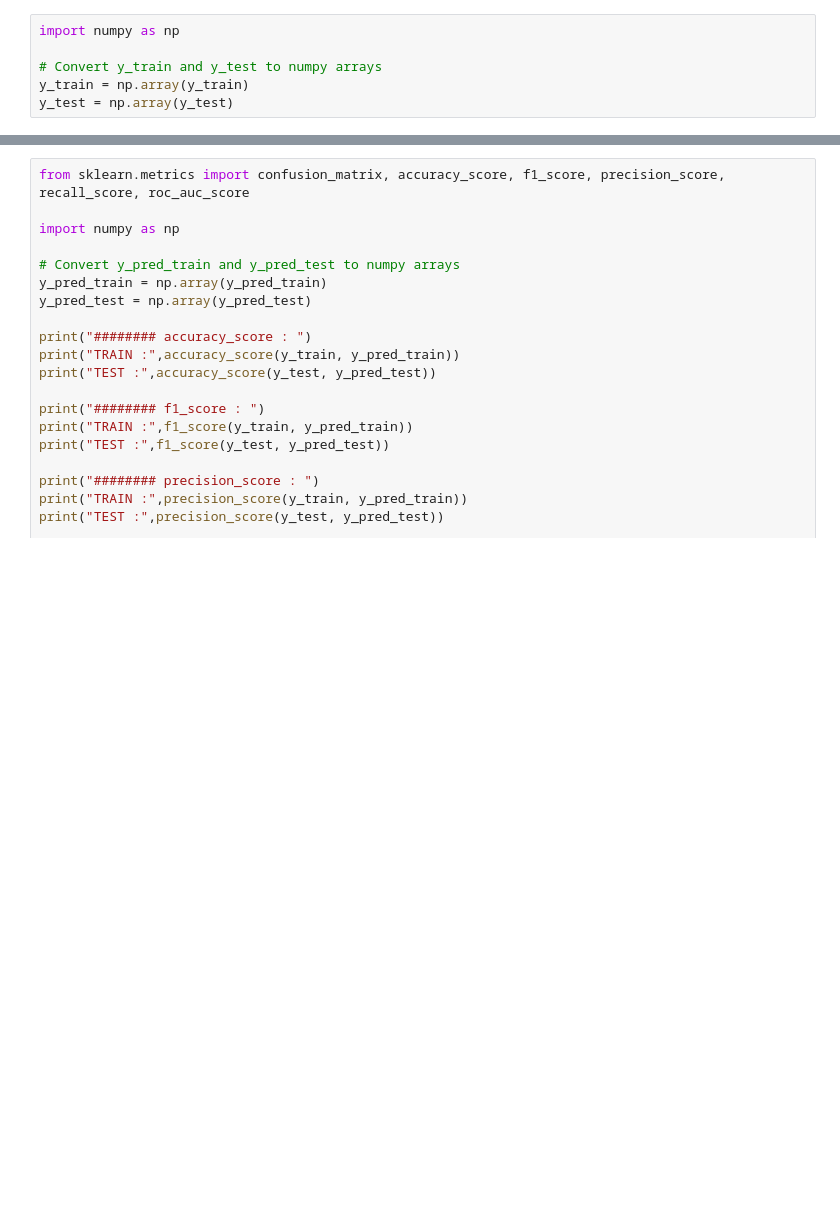
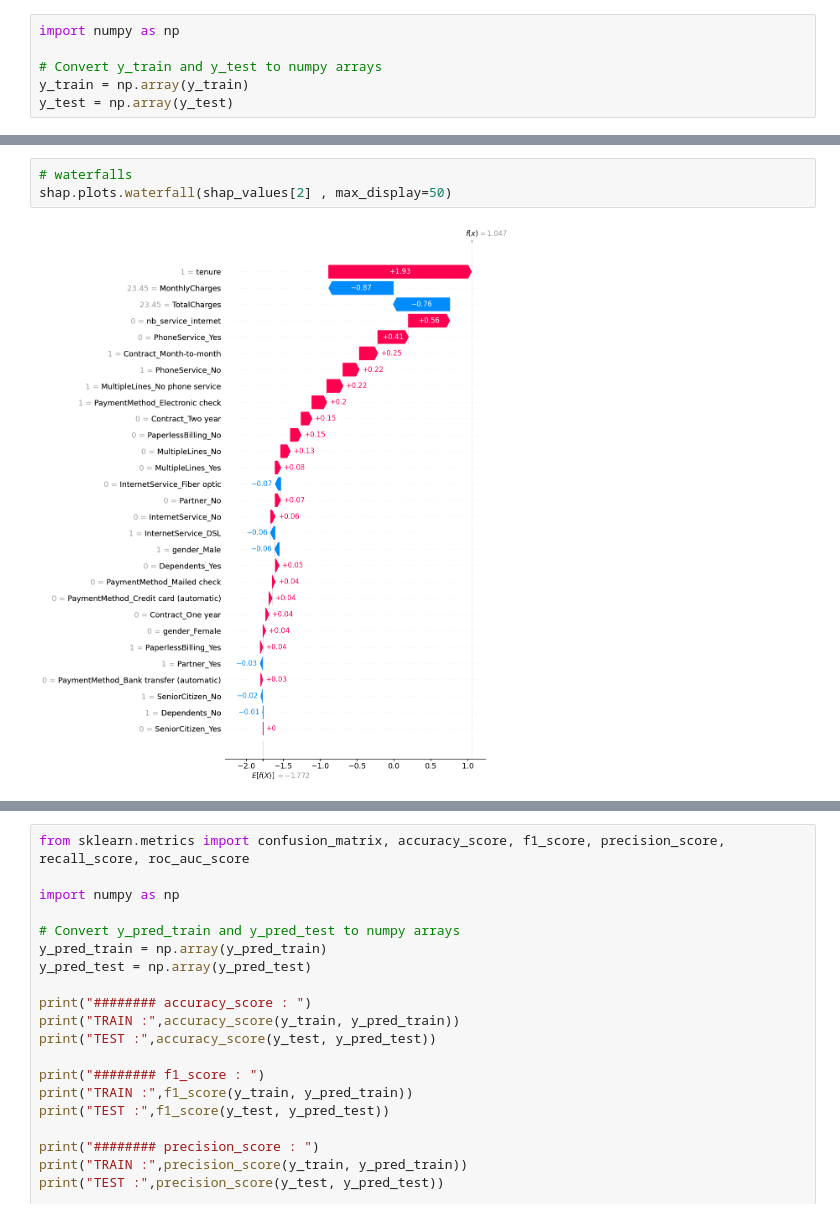
Before and after one commit to DonzerHD/classification_telco_churn, a Jupyter notebook: model.ipynb, the cells around one changed output, grey strips where cells are left out. Saved outputs shown, nothing was run; the diff lists cells and outputs as text; blank space fills up the shorter version.

```diff
--- a/model.ipynb
+++ b/model.ipynb
@@ -92,0 +152,5 @@ pipe = Pipeline([
+# %%
+# waterfalls
+shap.plots.waterfall(shap_values[2] , max_display=50)
+# %% [output]
+[figure, added]
```
Also changed, not shown: parts of 17 cells of this notebook.
